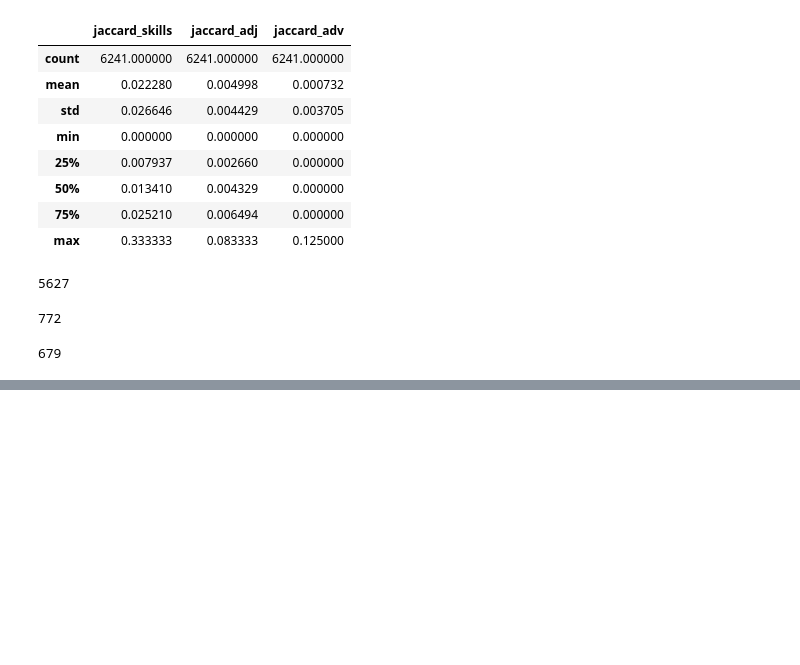
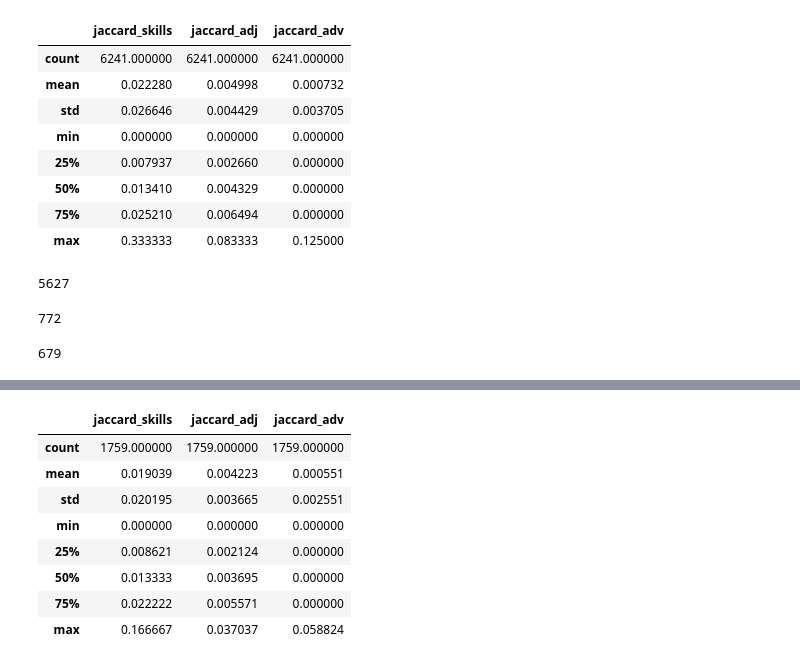
Before and after one commit to adnanbhat7/Job_AI, a Jupyter notebook: final.ipynb, the cells around one changed output, grey strips where cells are left out. Drawn from its saved outputs; the diff is of its cells as text; code cells hidden in the pictures; blank space fills up the shorter version.

Commit message:
feature genration and EDA on test data

```diff
--- a/final.ipynb
+++ b/final.ipynb
@@ -551,0 +718,5 @@ len(df[df['jaccard_skills'] == 0])
+# %%
+test_df['resume_adj'] = test_df['resume_adj'].apply(make_unq)
+test_df['resume_adv'] = test_df['resume_adv'].apply(make_unq)
+test_df['jd_adj']     = test_df['jd_adj'].apply(make_unq)
+test_df['jd_adv']     = test_df['jd_adj'].apply(make_unq)
@@ -551,0 +725,2 @@ len(df[df['jaccard_skills'] == 0])
+# %%
+test_df['jaccard_skills'] = calculate_jaccard_for_columns(test_df, 'resume_skills', 'jd_skills')
@@ -551,0 +729,4 @@ len(df[df['jaccard_skills'] == 0])
+# %%
+test_df['jaccard_adj'] = calculate_jaccard_for_columns(test_df, 'resume_adj', 'jd_adj')
+# %%
+test_df['jaccard_adv'] = calculate_jaccard_for_columns(test_df, 'resume_adv', 'jd_adv')
@@ -551,0 +742,12 @@ len(df[df['jaccard_skills'] == 0])
+# %%
+test_df.iloc[:,11:].describe()
+# %% [output]
+|  | jaccard_skills | jaccard_adj | jaccard_adv |
+| count | 1759.000000 | 1759.000000 | 1759.000000 |
+| mean | 0.019039 | 0.004223 | 0.000551 |
+| std | 0.020195 | 0.003665 | 0.002551 |
+| min | 0.000000 | 0.000000 | 0.000000 |
+| 25% | 0.008621 | 0.002124 | 0.000000 |
+| 50% | 0.013333 | 0.003695 | 0.000000 |
+| 75% | 0.022222 | 0.005571 | 0.000000 |
+| max | 0.166667 | 0.037037 | 0.058824 |
```
Also changed, not shown: parts of 39 cells of this notebook.
